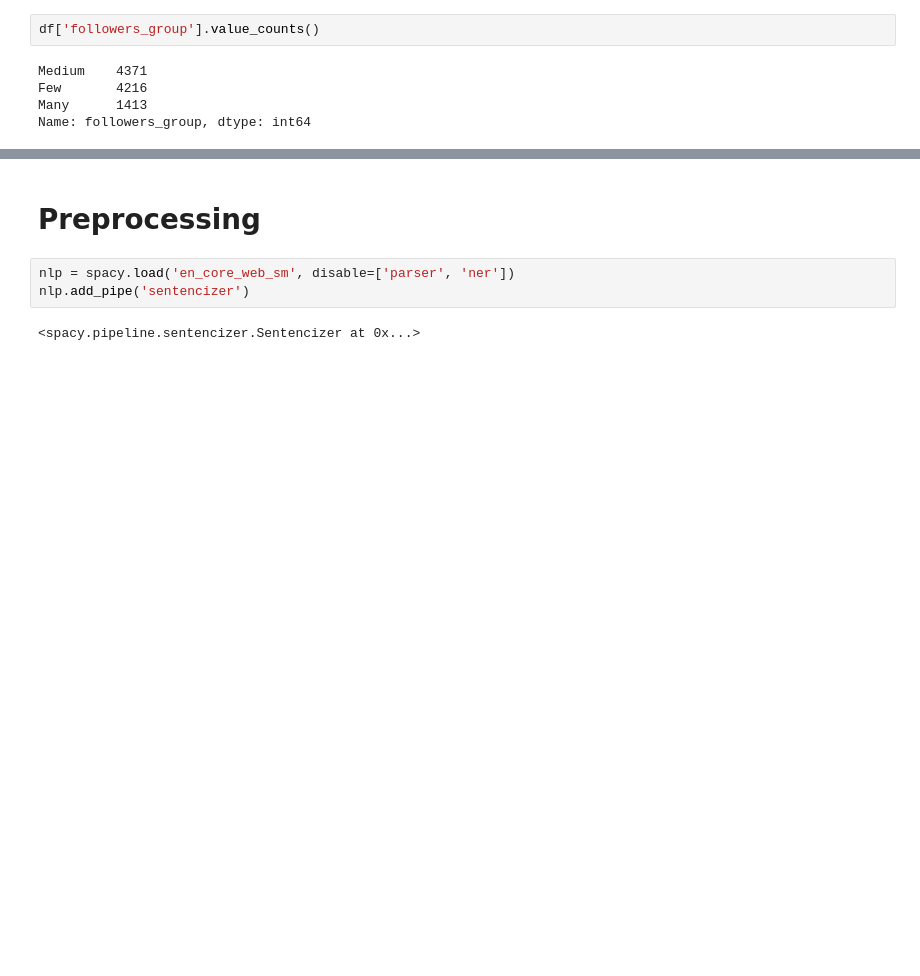
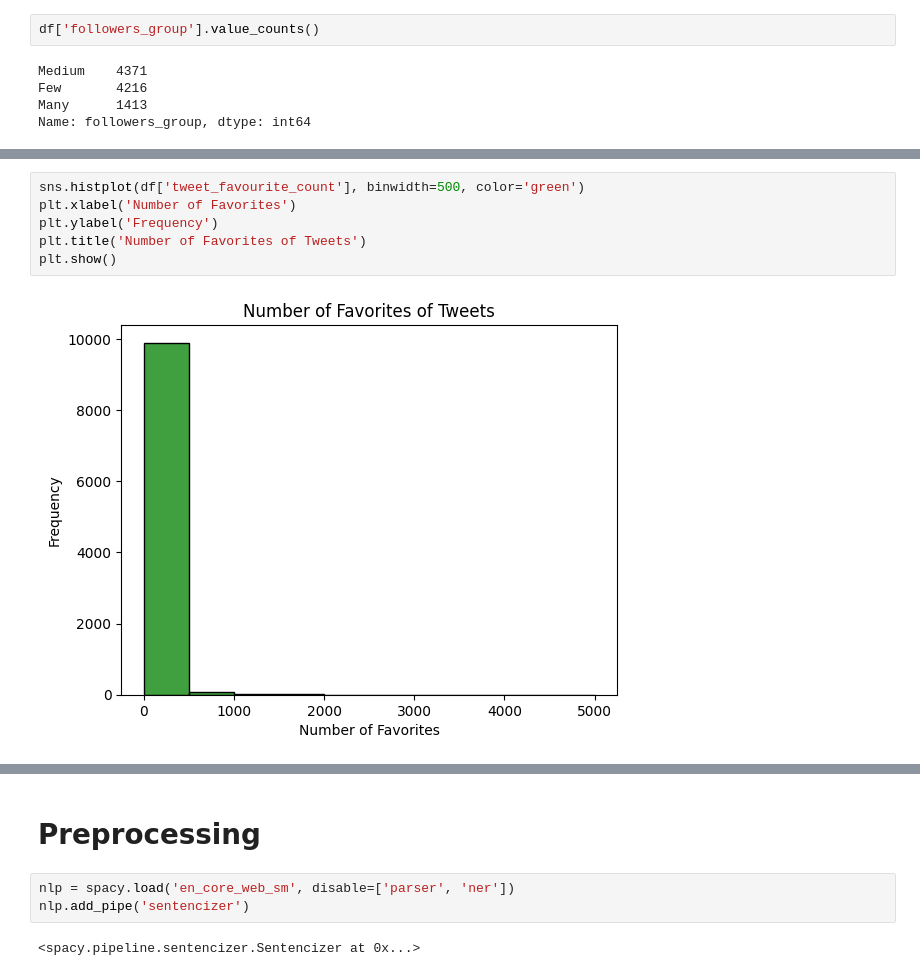
Before and after one commit to BullDF/A4_JSC270, a Jupyter notebook: part2.ipynb, the cells around one changed output, grey strips where cells are left out. Drawn from its saved outputs; the diff is of its cells as text; blank space fills up the shorter version.

```diff
--- a/part2.ipynb
+++ b/part2.ipynb
@@ -71,0 +68,8 @@ plt.show()
+# %%
+sns.histplot(df['tweet_favourite_count'], binwidth=500, color='green')
+plt.xlabel('Number of Favorites')
+plt.ylabel('Frequency')
+plt.title('Number of Favorites of Tweets')
+plt.show()
+# %% [output]
+[figure, added]
```
Also changed, not shown: parts of 7 cells of this notebook.
